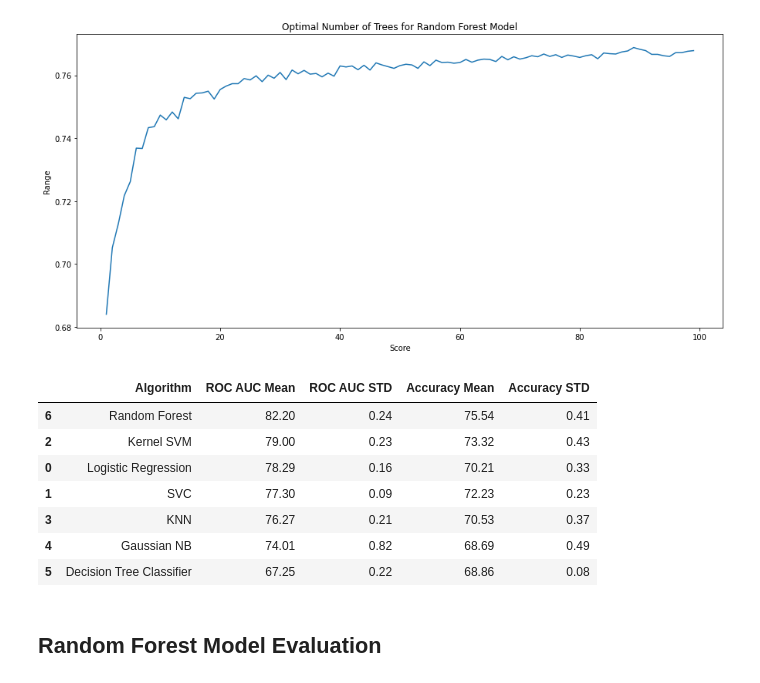
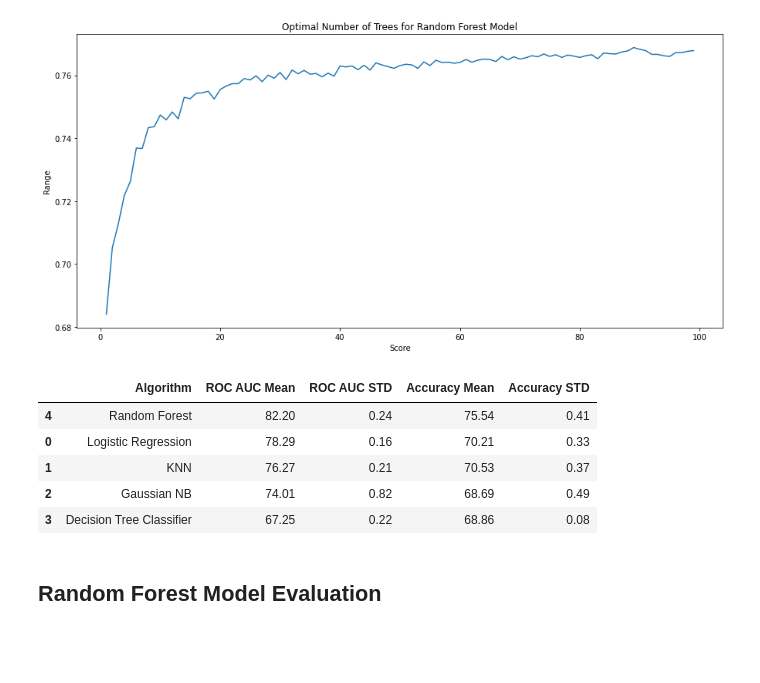
Before and after one commit to MQCOMP2200-S2-2021/data-science-portfolio-wenkangmq, a Jupyter notebook: Portfolio 3.ipynb, the cells around one changed output. Drawn from its saved outputs; the diff is of its cells as text; code cells hidden in the pictures; blank space fills up the shorter version.

Commit message:
removed some unnecessary models

```diff
--- a/Portfolio 3.ipynb
+++ b/Portfolio 3.ipynb
@@ -265,46 +263,42 @@ trees = trees.index(max(trees))
 # %%
 models = []
 models.append(('Logistic Regression', LogisticRegression(solver='liblinear', random_state = 0, class_weight='balanced')))
-models.append(('SVC', SVC(kernel = 'linear', random_state = 0)))
-models.append(('Kernel SVM', SVC(kernel = 'rbf', random_state = 0)))
 models.append(('KNN', KNeighborsClassifier(n_neighbors = neighbours, metric = 'minkowski', p = 2)))
 models.append(('Gaussian NB', GaussianNB()))
 models.append(('Decision Tree Classifier', DecisionTreeClassifier(criterion = 'entropy', random_state = 0)))
 models.append(('Random Forest', RandomForestClassifier(n_estimators=trees, criterion = 'entropy', random_state = 0)))
 # Evaluating Model Results:
 acc_results = []
 auc_results = []
 names = []
 # set table to table to populate with performance results
 col = ['Algorithm', 'ROC AUC Mean', 'ROC AUC STD','Accuracy Mean', 'Accuracy STD']
 model_results = pd.DataFrame(columns=col)
 i = 0
 # Evaluate each model using k-fold cross-validation:
 n_splits = 2
 for name, model in models:
     kfold = model_selection.KFold(n_splits=n_splits)
 # accuracy scoring:
     cv_acc_results = model_selection.cross_val_score(model, X_train, y_train, cv=kfold, scoring='accuracy')
 # roc_auc scoring:
     cv_auc_results = model_selection.cross_val_score(model, X_train, y_train, cv=kfold, scoring='roc_auc')
     acc_results.append(cv_acc_results)
     auc_results.append(cv_auc_results)
     names.append(name)
     model_results.loc[i] = [name, round(cv_auc_results.mean()*100, 2), round(cv_auc_results.std()*100, 2), round(cv_acc_results.mean()*100, 2),
                          round(cv_acc_results.std()*100, 2)
                          ]
     i += 1
 
 model_results.sort_values(by=['ROC AUC Mean'], ascending=False)
 # %% [output]
 |  | Algorithm | ROC AUC Mean | ROC AUC STD | Accuracy Mean | Accuracy STD |
-| 6 | Random Forest | 82.20 | 0.24 | 75.54 | 0.41 |
-| 2 | Kernel SVM | 79.00 | 0.23 | 73.32 | 0.43 |
+| 4 | Random Forest | 82.20 | 0.24 | 75.54 | 0.41 |
 | 0 | Logistic Regression | 78.29 | 0.16 | 70.21 | 0.33 |
-| 1 | SVC | 77.30 | 0.09 | 72.23 | 0.23 |
-| 3 | KNN | 76.27 | 0.21 | 70.53 | 0.37 |
-| 4 | Gaussian NB | 74.01 | 0.82 | 68.69 | 0.49 |
-| 5 | Decision Tree Classifier | 67.25 | 0.22 | 68.86 | 0.08 |
+| 1 | KNN | 76.27 | 0.21 | 70.53 | 0.37 |
+| 2 | Gaussian NB | 74.01 | 0.82 | 68.69 | 0.49 |
+| 3 | Decision Tree Classifier | 67.25 | 0.22 | 68.86 | 0.08 |
 # %% [markdown]
 ## Random Forest Model Evaluation
 # %%
```
Also changed, not shown: parts of 2 cells of this notebook.
